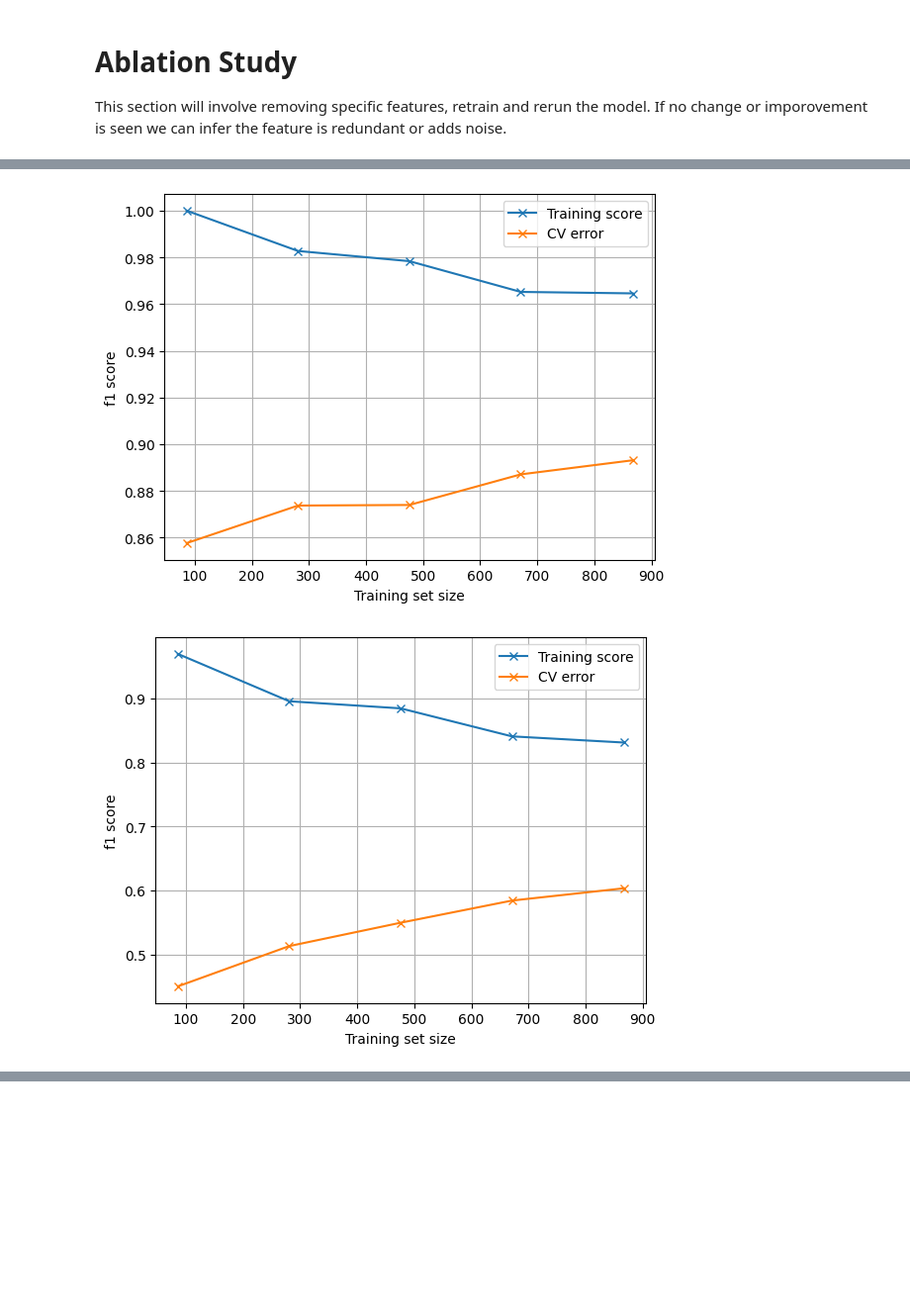
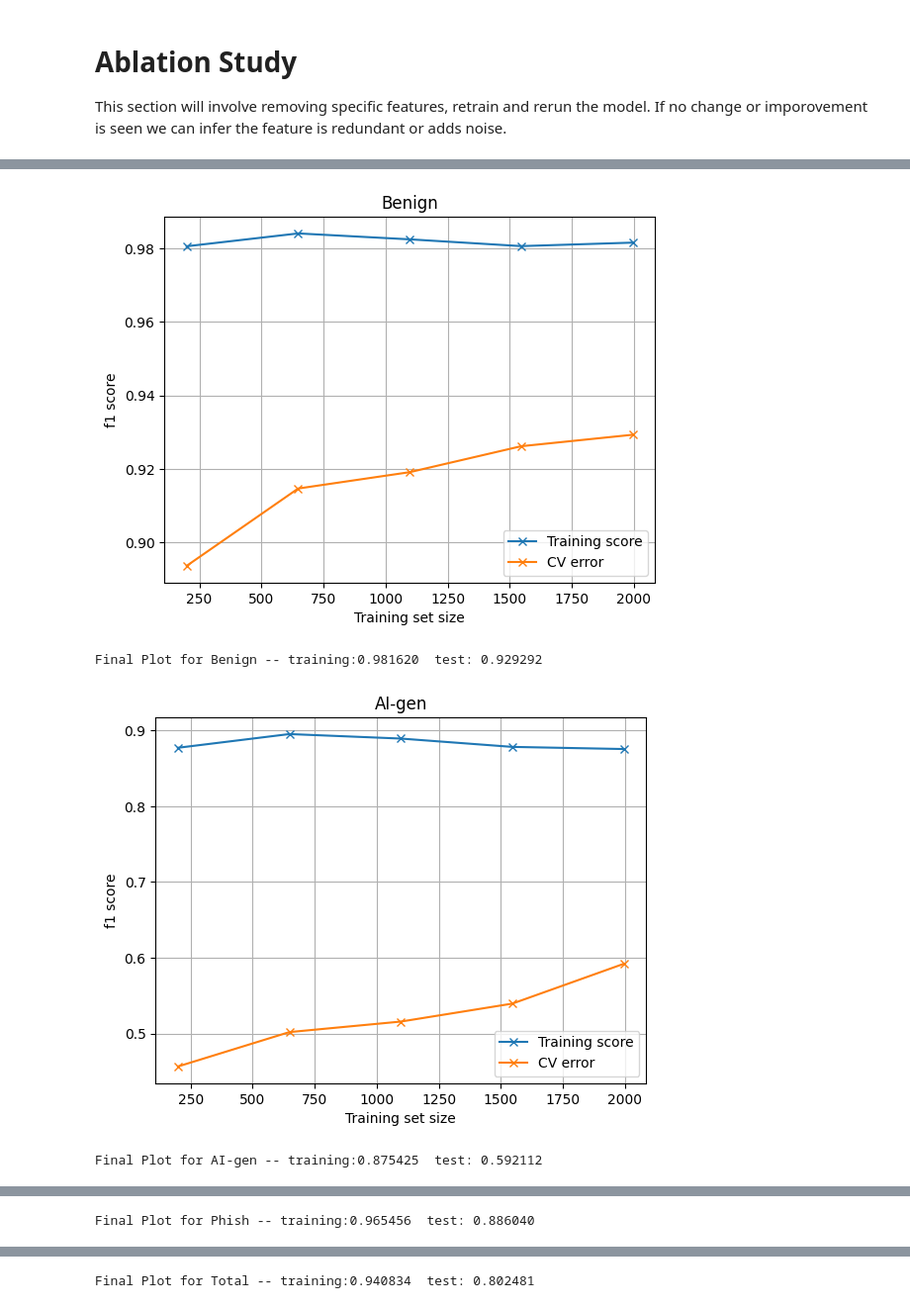
Before and after one commit to HmdMrdi/3YP, a Jupyter notebook: notebooks/model_notebook.ipynb, the cells around one changed output, grey strips where cells are left out. Shown at 99% size. Cells and saved outputs as stored; diff of their text form; code cells hidden in the pictures; blank space fills up the shorter version.

Commit message:
Analysis
Mostly analysis related changes in the notebook
More data collected

```diff
--- a/notebooks/model_notebook.ipynb
+++ b/notebooks/model_notebook.ipynb
@@ -226,28 +389,37 @@ Excluded features: ['email_submission_forms' 'nb_popup_window' 'onmouseover' 'rc
 # %%
 '''
 Learning curve
-checking if worth collecting more data for GPT generated class - or at least capture general trend
+checking if worth collecting more data for AI generated class - or at least capture general trend
+
 '''
 
-def learning_analysis(model, X, y, class_name):
-    scorer = make_scorer(f1_score, average='weighted', labels=[class_name])
+def learning_analysis(model, X, y, class_cat, title):
+    # response_method belongs to make_scorer -- average and labels are f1_score parameters
+    scorer = make_scorer(f1_score, response_method='predict', average='macro', labels=class_cat)
 
-    train_sizes, train_scores, test_scores = learning_curve(model, X, y, cv=4, scoring=scorer, shuffle=True, random_state=12, )
+    # using X here because not training - training score is how well RF memorises its own data - FAIP acts as a ceiling
+    train_sizes, train_scores, test_scores = learning_curve(model, X, y, cv=kf, scoring=scorer, shuffle=True, random_state=26)
     train_mean = train_scores.mean(axis=1)
     test_mean = test_scores.mean(axis=1)
 
     plt.figure()
     plt.plot(train_sizes, train_mean, 'x-', label='Training score')
     plt.plot(train_sizes, test_mean,'x-', label='CV error')
     plt.xlabel("Training set size")
     plt.ylabel("f1 score")
+    plt.title(title)
     plt.legend()
     plt.grid()
     plt.show()
+    print(f'Final Plot for {title} -- training:{train_mean[4]:.6f}  test: {test_mean[4]:.6f} ')
 
-learning_analysis(model1, X_train, y_train, 0)
-learning_analysis(model1, X_train, y_train, 1)
-learning_analysis(model1, X_train, y_train, 2)
+#X_train was used before X
+learning_analysis(rfc, X_train, y_train, [0], 'Benign')
+learning_analysis(rfc, X_train, y_train, [1], 'AI-gen')
+learning_analysis(rfc, X_train, y_train, [2], 'Phish')
+learning_analysis(rfc, X_train, y_train, [0,1,2], 'Total')
 # %% [output]
-[figure, old version]
+[figure, new version]
+Final Plot for Benign -- training:0.981620  test: 0.929292
-[figure, old version]
+[figure, new version]
+Final Plot for AI-gen -- training:0.875425  test: 0.592112
@@ -254,0 +427 @@ learning_analysis(model1, X_train, y_train, 2)
+Final Plot for Phish -- training:0.965456  test: 0.886040
@@ -254,0 +429 @@ learning_analysis(model1, X_train, y_train, 2)
+Final Plot for Total -- training:0.940834  test: 0.802481
```
Also changed, not shown: parts of 11 cells of this notebook, 9 other files.
